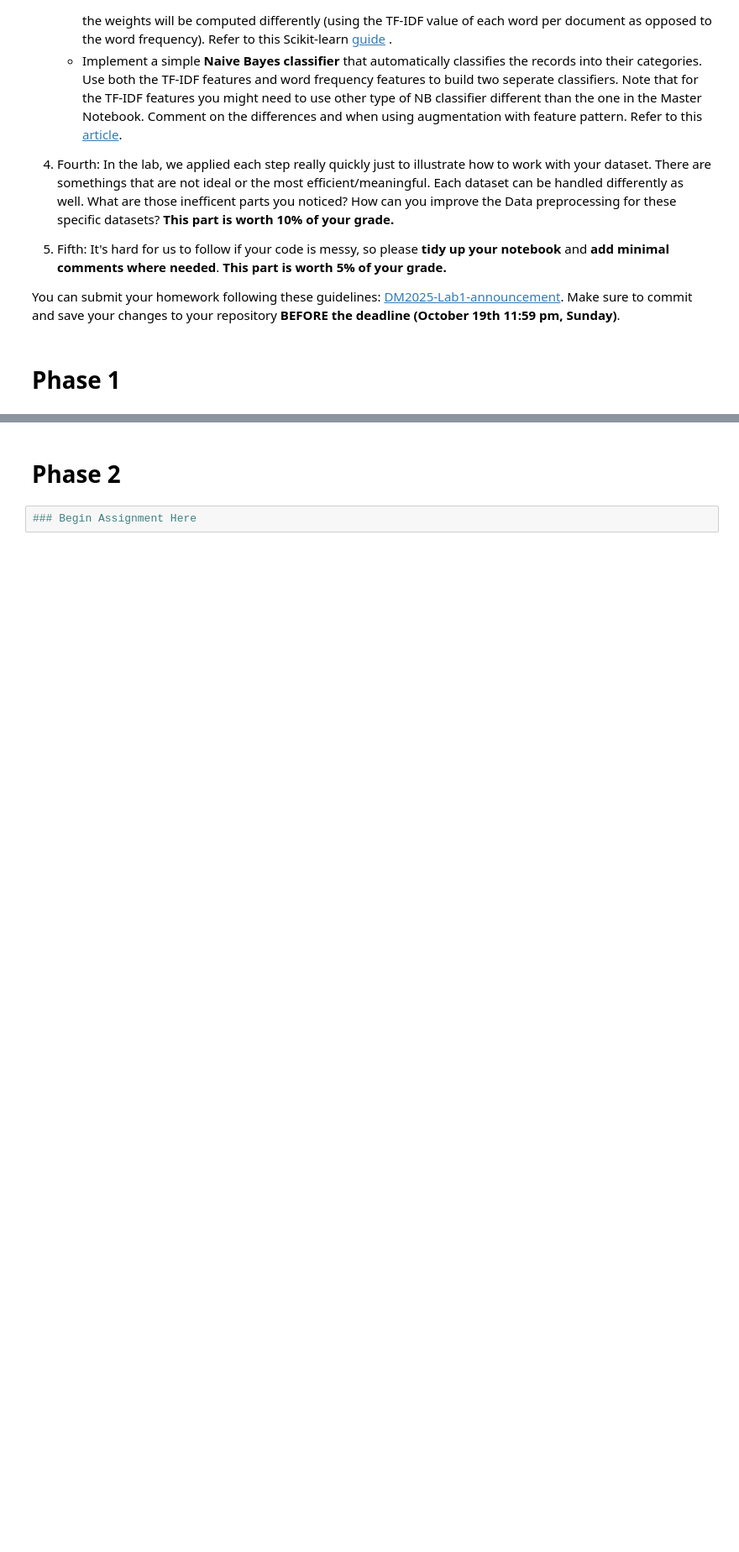
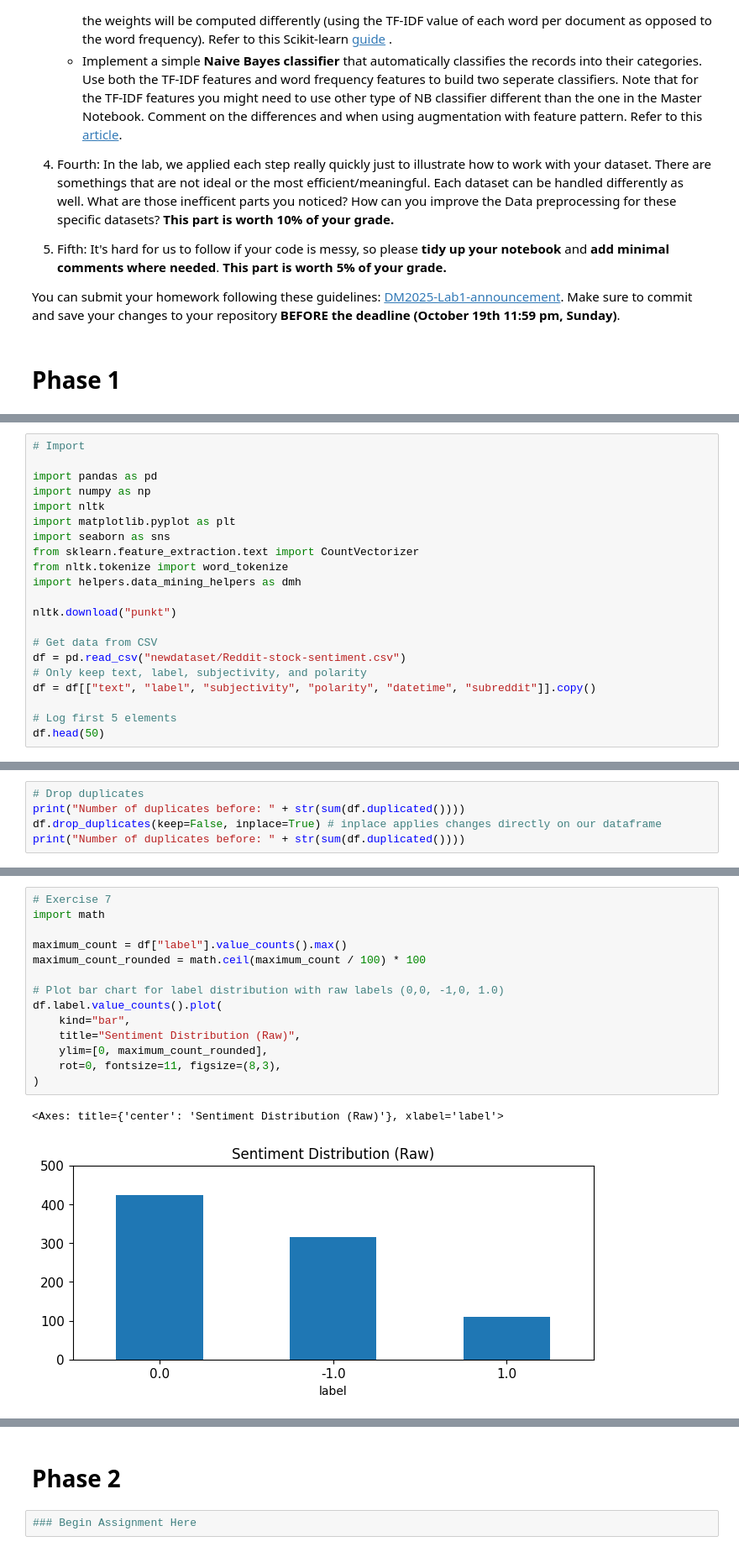
Before and after one commit to sleepingpandazzz25/DM2025-Lab1-Exercise, a Jupyter notebook: DM2025-Lab1-Homework.ipynb, the cells around one changed output, grey strips where cells are left out. Shown: that part at 84% size. Drawn from its saved outputs; the diff is of its cells as text; blank space fills up the shorter version.

Commit message:
Phase 1 Part 2&3 and Phase 1 Part 1 Exercise 11

```diff
--- a/DM2025-Lab1-Homework.ipynb
+++ b/DM2025-Lab1-Homework.ipynb
@@ -62,0 +61,21 @@ You can submit your homework following these guidelines: [DM2025-Lab1-announceme
+# %%
+# Import
+
+import pandas as pd
+import numpy as np
+import nltk
+import matplotlib.pyplot as plt
+import seaborn as sns
+from sklearn.feature_extraction.text import CountVectorizer
+from nltk.tokenize import word_tokenize
+import helpers.data_mining_helpers as dmh
+
+nltk.download("punkt")
+
+# Get data from CSV
+df = pd.read_csv("newdataset/Reddit-stock-sentiment.csv")
+# Only keep text, label, subjectivity, and polarity
+df = df[["text", "label", "subjectivity", "polarity", "datetime", "subreddit"]].copy()
+
+# Log first 5 elements
+df.head(50)
@@ -62,0 +103,5 @@ You can submit your homework following these guidelines: [DM2025-Lab1-announceme
+# %%
+# Drop duplicates
+print("Number of duplicates before: " + str(sum(df.duplicated())))
+df.drop_duplicates(keep=False, inplace=True) # inplace applies changes directly on our dataframe
+print("Number of duplicates before: " + str(sum(df.duplicated())))
@@ -62,0 +163,17 @@ You can submit your homework following these guidelines: [DM2025-Lab1-announceme
+# %%
+# Exercise 7
+import math
+
+maximum_count = df["label"].value_counts().max()
+maximum_count_rounded = math.ceil(maximum_count / 100) * 100
+
+# Plot bar chart for label distribution with raw labels (0,0, -1,0, 1.0)
+df.label.value_counts().plot(
+    kind="bar",
+    title="Sentiment Distribution (Raw)",
+    ylim=[0, maximum_count_rounded],
+    rot=0, fontsize=11, figsize=(8,3),
+)
+# %% [output]
+<Axes: title={'center': 'Sentiment Distribution (Raw)'}, xlabel='label'>
+[figure, added]
```
Also changed, not shown: parts of 23 cells of this notebook, 1 other file.
